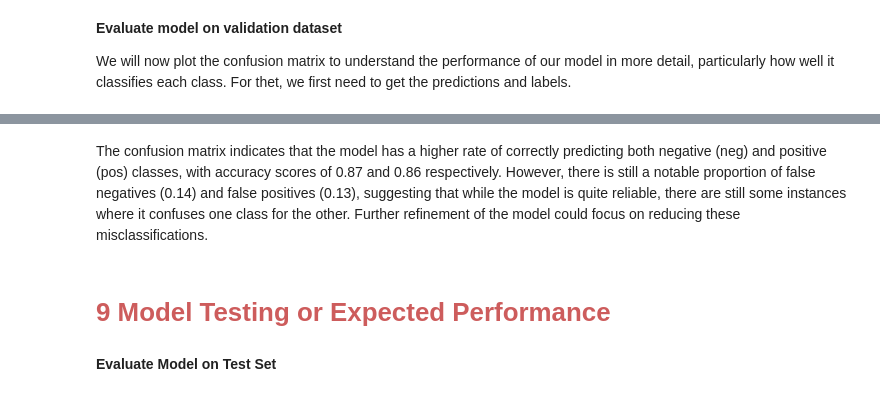
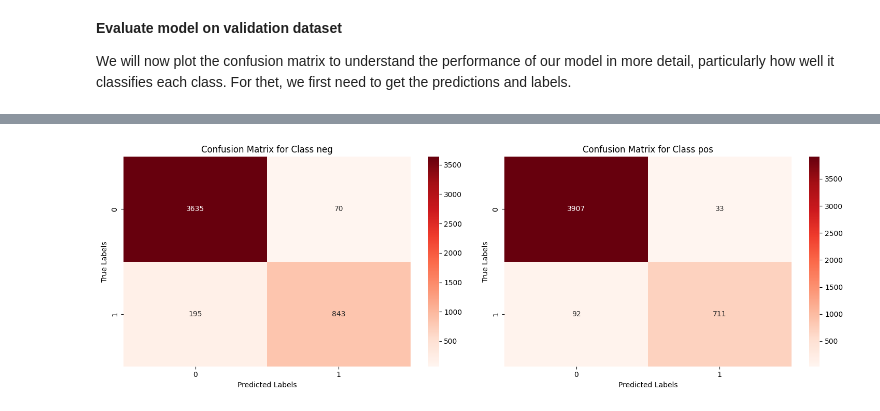
Before and after one commit to harikrishnad1997/BUAN_6342_Applied_Natural_Language_Processing, a Jupyter notebook: HW/Harikrishna_Dev_HW_4A.ipynb, the cells around one changed output, grey strips where cells are left out. Saved outputs shown, nothing was run; the diff lists cells and outputs as text; code cells hidden in the pictures.

```diff
--- a/HW/Harikrishna_Dev_HW_4A.ipynb
+++ b/HW/Harikrishna_Dev_HW_4A.ipynb
@@ -908,30 +881,32 @@ def get_acc_pred(data_loader, model, device):
     # Create empty tensors to store predictions and actual labels
     predictions = torch.Tensor().to(device)
     y = torch.Tensor().to(device)
-    running_correct = 0
+
     # Iterate over batches from data iterator
     with torch.no_grad():
         for inputs, targets in data_loader:
             # Process the batch to get the loss, outputs, and correct predictions
-            _, outputs, correct = step(inputs, targets, model,
+            outputs, _ = step(inputs, targets, model,
                               device, loss_function=None, optimizer=None)
 
             # Choose the label with maximum probability
-            _, predicted = torch.max(outputs.data, 1)
+            # Correct prediction using thresholding
+            y_pred = (outputs.data>0.5).float()
 
             # Add the predicted labels and actual labels to their respective tensors
-            predictions = torch.cat((predictions, predicted))
+            predictions = torch.cat((predictions, y_pred))
             y = torch.cat((y, targets.to(device)))
-            running_correct += correct
 
     # Calculate accuracy by comparing the predicted and actual labels
-    accuracy = running_correct / len(data_loader.dataset)
+    accuracy = (predictions == y).float().mean()
 
     # Return tuple containing predictions and accuracy
-    return predictions, y, accuracy
+    return predictions, accuracy, y
 # %%
 # Get the prediction and accuracy
-predictions_valid, labels_valid, acc_valid = get_acc_pred(valid_loader, model_imdb, device)
+predictions_test, acc_test, y_test = get_acc_pred(test_loader, model, device)
+predictions_train, acc_train, y_train = get_acc_pred(train_loader, model, device)
+predictions_valid, acc_valid, y_valid = get_acc_pred(valid_loader, model, device)
 # %%
 # Print Test Accuracy
 print('Valid accuracy', acc_valid * 100)
@@ -938,4 +915,6 @@ print('Valid accuracy', acc_valid * 100)
 # %%
+from sklearn.metrics import multilabel_confusion_matrix
+
 def plot_confusion_matrix(valid_labels, valid_preds, class_labels):
     """
     Plots a confusion matrix.
@@ -946,28 +925,20 @@ def plot_confusion_matrix(valid_labels, valid_preds, class_labels):
         class_labels (list): List of class names for the labels.
     """
     # Compute the confusion matrix
-    cm = confusion_matrix(valid_labels, valid_preds, normalize='true')
+    cm = multilabel_confusion_matrix(valid_labels, valid_preds)
 
     # Plot the confusion matrix using Seaborn
-    # 'ax' represents the axes of the plot. Seaborn's heatmap is used for visualizing the confusion matrix
-    # 'annot=True' displays the values in the cells, and 'fmt' specifies the string formatting for these values
-    plt.figure(figsize=(5, 4))
-    ax = sns.heatmap(cm, annot=True, fmt=".2f", cmap="Reds", xticklabels=class_labels, yticklabels=class_labels)
-
-    # Rotating the tick labels for better readability
-    ax.set_xticklabels(ax.get_xticklabels(), rotation=0)
-    ax.set_yticklabels(ax.get_yticklabels(), rotation=0)
-
-    # Adding labels and title to the plot
-    plt.xlabel('Predicted Labels')
-    plt.ylabel('True Labels')
-    plt.title('Confusion Matrix')
+    fig, axs = plt.subplots(1, len(class_labels), figsize=(15, 5))
+    for i, (label, matrix) in enumerate(zip(class_labels, cm)):
+        sns.heatmap(matrix, annot=True, fmt="d", cmap="Reds", xticklabels=['0', '1'], yticklabels=['0', '1'], ax=axs[i])
+        axs[i].set_title(f"Confusion Matrix for Class {label}")
+        axs[i].set_xlabel('Predicted Labels')
+        axs[i].set_ylabel('True Labels')
 
     # Display the plot
+    plt.tight_layout()
     plt.show()
 # %%
-plot_confusion_matrix(labels_valid.cpu().numpy(), predictions_valid.cpu().numpy(), class_labels=['neg', 'pos'])
+plot_confusion_matrix(y_test.cpu().numpy(), predictions_test.cpu().numpy(), class_labels=['neg', 'pos'])
+# %% [output]
+[figure, added]
-# %% [markdown]
-The confusion matrix indicates that the model has a higher rate of correctly predicting both negative (neg) and positive (pos) classes, with accuracy scores of 0.87 and 0.86 respectively. However, there is still a notable proportion of false negatives (0.14) and false positives (0.13), suggesting that while the model is quite reliable, there are still some instances where it confuses one class for the other. Further refinement of the model could focus on reducing these misclassifications.
-# %% [markdown]
-# <Font color = 'indianred'>**9 Model Testing or Expected Performance**
@@ -985,2 +944,0 @@ trained_model_imdb.load_state_dict(checkpoint)
-# %% [markdown]
-**Evaluate Model on Test Set**
```
Also changed, not shown: parts of 108 cells of this notebook, 1 other file.
